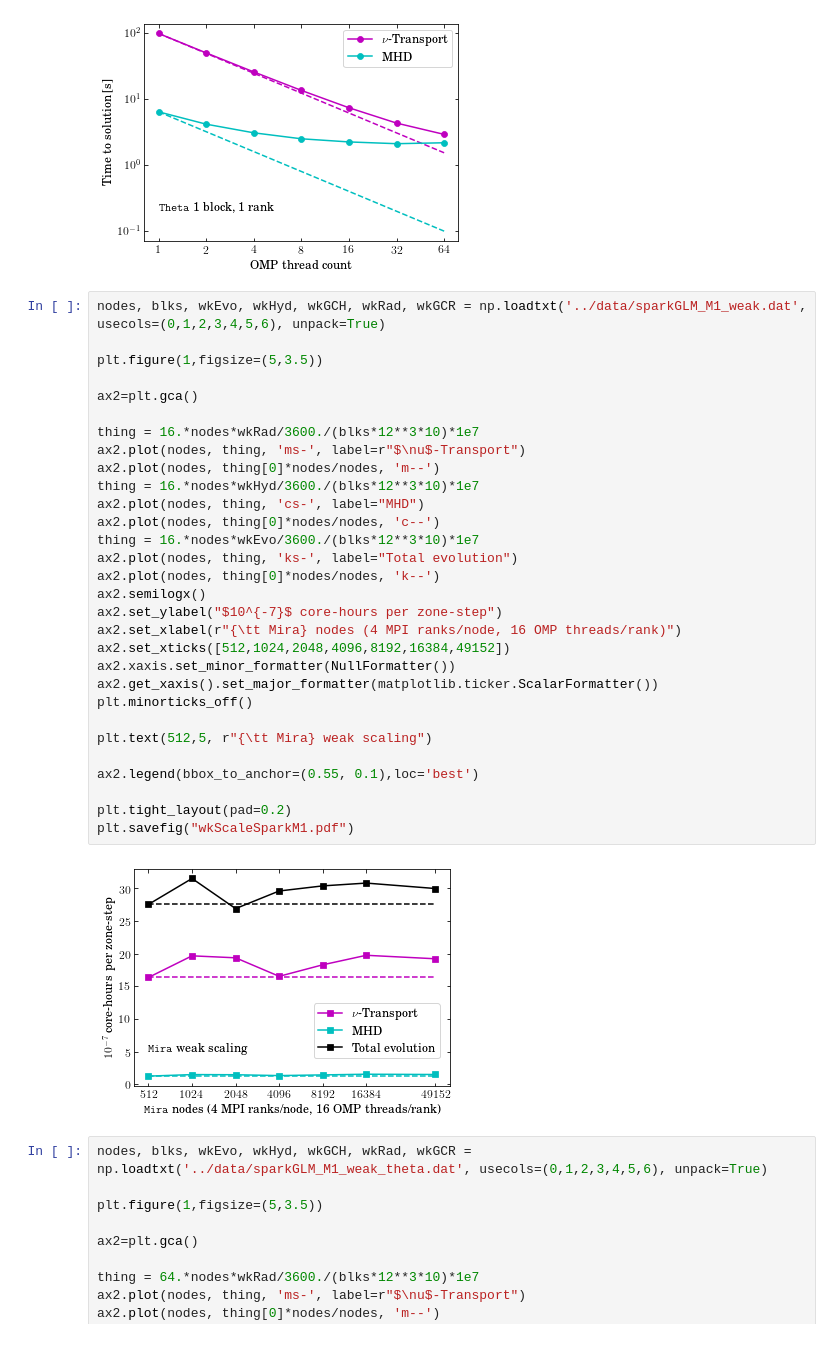
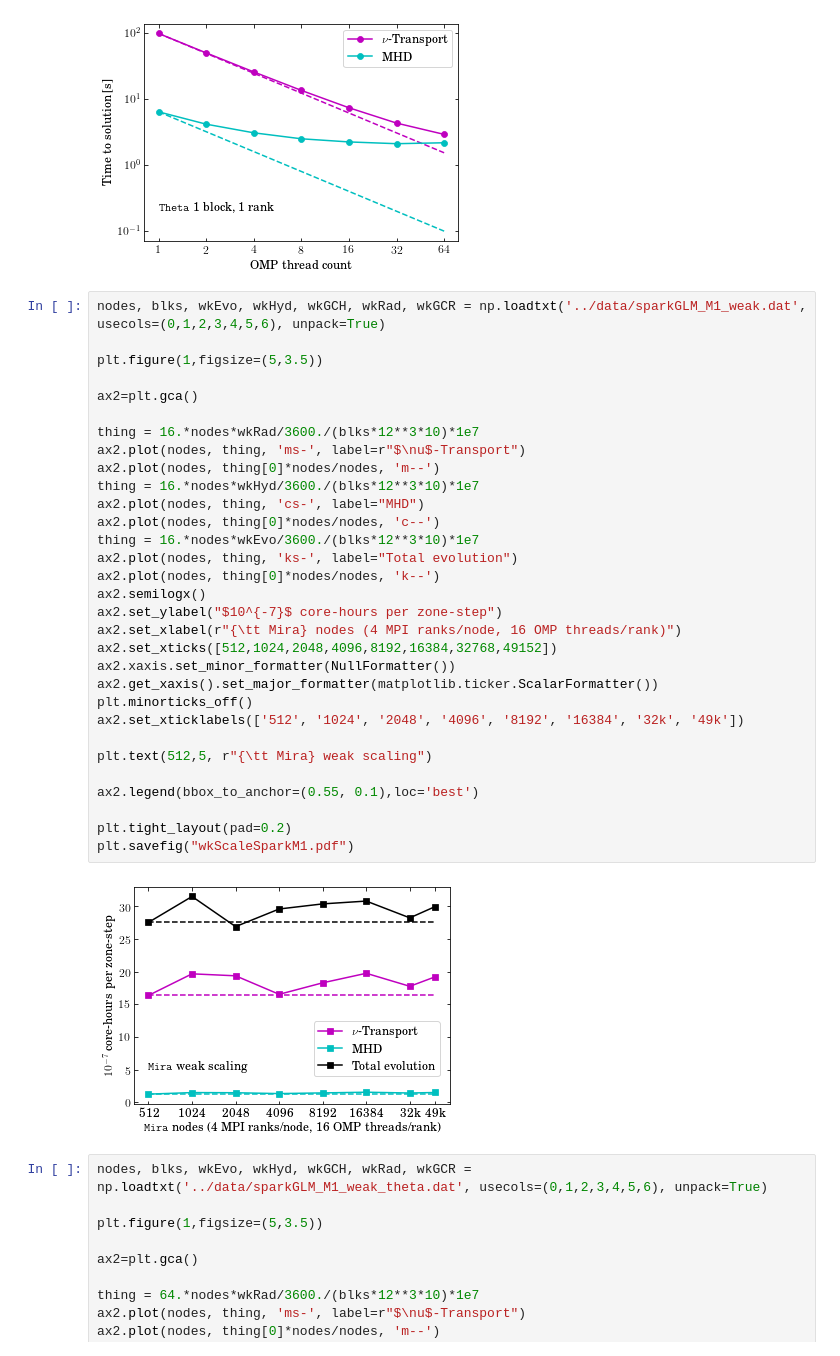
Before and after one commit to smcouch/INCITE_2018, a Jupyter notebook: figs/INCITE_plots.ipynb, the cells around one changed output. Drawn from its saved outputs; the diff is of its cells as text.

```diff
--- a/figs/INCITE_plots.ipynb
+++ b/figs/INCITE_plots.ipynb
@@ -70,35 +70,36 @@ plt.savefig("thrdSpeedupSparkM1_theta.pdf")
 # %%
 nodes, blks, wkEvo, wkHyd, wkGCH, wkRad, wkGCR = np.loadtxt('../data/sparkGLM_M1_weak.dat', usecols=(0,1,2,3,4,5,6), unpack=True)
 
 plt.figure(1,figsize=(5,3.5))
 
 ax2=plt.gca()
 
 thing = 16.*nodes*wkRad/3600./(blks*12**3*10)*1e7
 ax2.plot(nodes, thing, 'ms-', label=r"$\nu$-Transport")
 ax2.plot(nodes, thing[0]*nodes/nodes, 'm--')
 thing = 16.*nodes*wkHyd/3600./(blks*12**3*10)*1e7
 ax2.plot(nodes, thing, 'cs-', label="MHD")
 ax2.plot(nodes, thing[0]*nodes/nodes, 'c--')
 thing = 16.*nodes*wkEvo/3600./(blks*12**3*10)*1e7
 ax2.plot(nodes, thing, 'ks-', label="Total evolution")
 ax2.plot(nodes, thing[0]*nodes/nodes, 'k--')
 ax2.semilogx()
 ax2.set_ylabel("$10^{-7}$ core-hours per zone-step")
 ax2.set_xlabel(r"{\tt Mira} nodes (4 MPI ranks/node, 16 OMP threads/rank)")
-ax2.set_xticks([512,1024,2048,4096,8192,16384,49152])
+ax2.set_xticks([512,1024,2048,4096,8192,16384,32768,49152])
 ax2.xaxis.set_minor_formatter(NullFormatter())
 ax2.get_xaxis().set_major_formatter(matplotlib.ticker.ScalarFormatter())
 plt.minorticks_off()
+ax2.set_xticklabels(['512', '1024', '2048', '4096', '8192', '16384', '32k', '49k'])
 
 plt.text(512,5, r"{\tt Mira} weak scaling")
 
 ax2.legend(bbox_to_anchor=(0.55, 0.1),loc='best')
 
 plt.tight_layout(pad=0.2)
 plt.savefig("wkScaleSparkM1.pdf")
 # %% [output]
-[figure, old version]
+[figure, new version]
 # %%
 nodes, blks, wkEvo, wkHyd, wkGCH, wkRad, wkGCR = np.loadtxt('../data/sparkGLM_M1_weak_theta.dat', usecols=(0,1,2,3,4,5,6), unpack=True)
 
```
Also changed, not shown: 4 other files.
